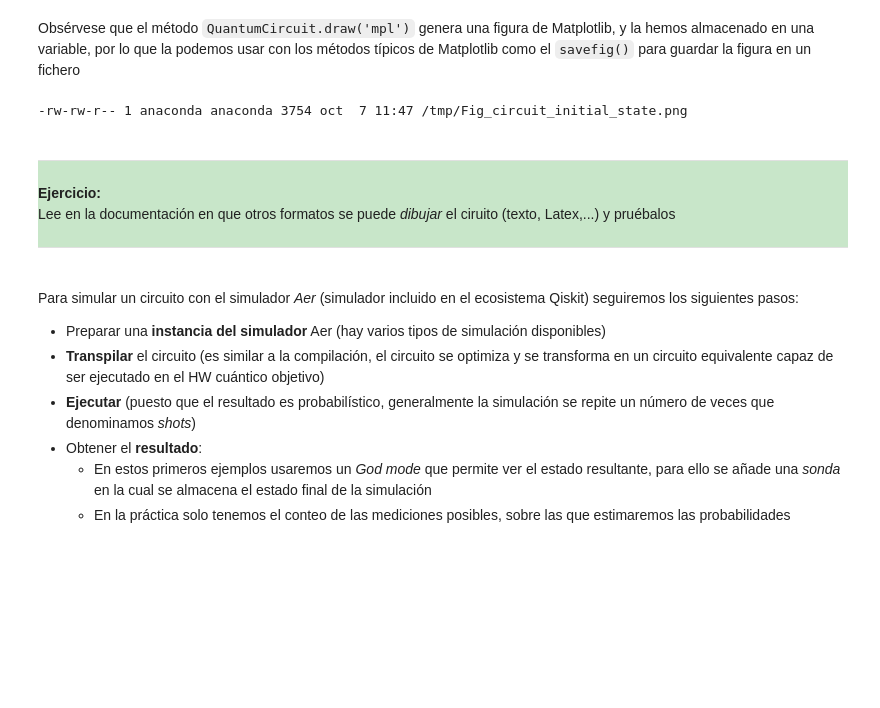
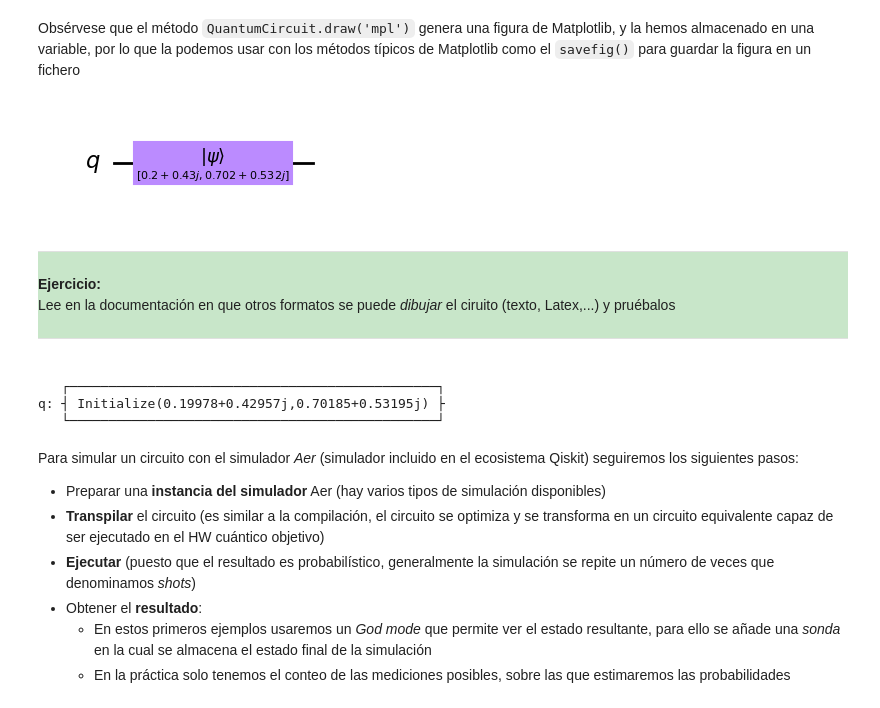
Before and after one commit to AlvaroMAM/quantUMA, a Jupyter notebook: QUANTUM_ARCHITECTURE/nb03-modulo2-circuitos-1qubit_apariciomoralesalvaromanuel.ipynb, the cells around one changed output. Drawn from its saved outputs; the diff is of its cells as text; code cells hidden in the pictures; blank space fills up the shorter version.

```diff
--- a/QUANTUM_ARCHITECTURE/nb03-modulo2-circuitos-1qubit_apariciomoralesalvaromanuel.ipynb
+++ b/QUANTUM_ARCHITECTURE/nb03-modulo2-circuitos-1qubit_apariciomoralesalvaromanuel.ipynb
@@ -84,11 +88,13 @@ Obsérvese que el método `QuantumCircuit.draw('mpl')` genera una figura de Matp
 # Salvemos la figura con el circuito en un fichero y comprobemos
 # que se ha generado
 
-filename = "/tmp/Fig_circuit_initial_state.png"
-fig.savefig(filename)
-!ls -l $filename # Chequear que el fichero se ha generado, escapando al shell
+#filename = "/tmp/Fig_circuit_initial_state.png"
+#fig.savefig(filename)
+#!ls -l $filename # Chequear que el fichero se ha generado, escapando al shell
-# %% [output]
--rw-rw-r-- 1 anaconda anaconda 3754 oct  7 11:47 /tmp/Fig_circuit_initial_state.png
+# %%
+qc.draw(output="mpl")
+# %% [output]
+[figure, added]
 # %% [markdown]
 <div style="background-color:#c8e6c9">
 <hr>
@@ -97,3 +103,9 @@ fig.savefig(filename)
 Lee en la documentación en que otros formatos se puede _dibujar_ el ciruito (texto, Latex,...) y pruébalos
 <hr>
 </div>
+# %%
+qc.draw()
+# %% [output]
+   ┌───────────────────────────────────────────────┐
+q: ┤ Initialize(0.19978+0.42957j,0.70185+0.53195j) ├
+   └───────────────────────────────────────────────┘
```
Also changed, not shown: parts of 4 cells of this notebook, 1 other file.
